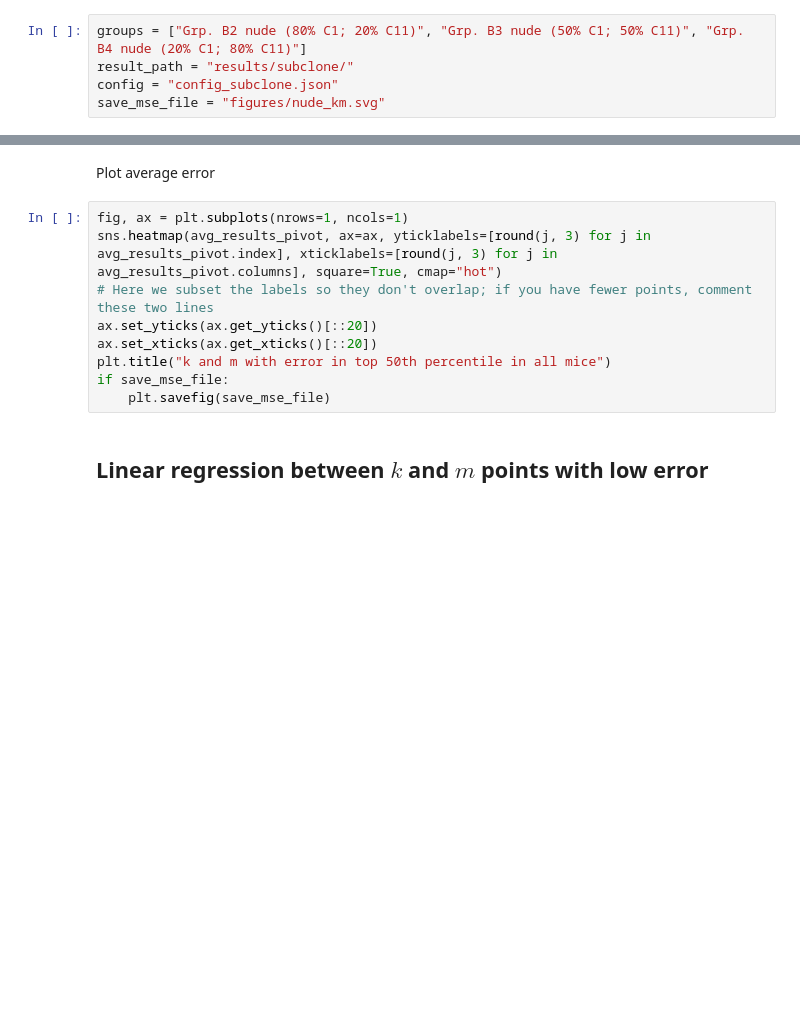
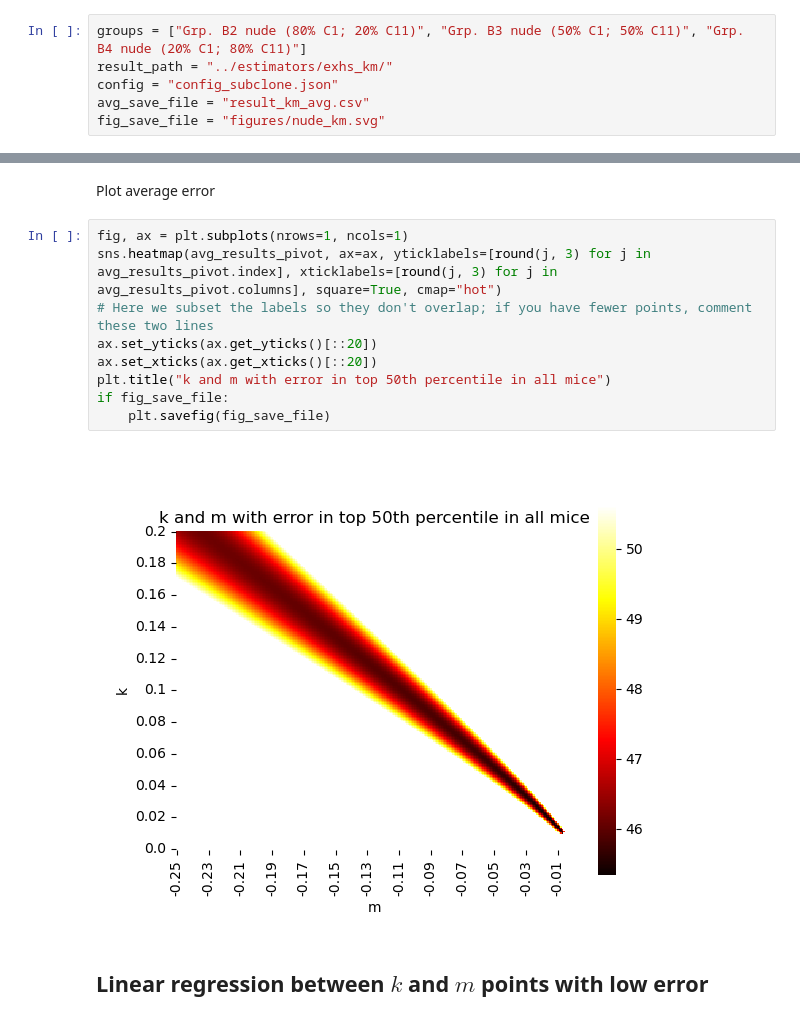
Before and after one commit to NLM-DIR/clonal-tumor-dynamics, a Jupyter notebook: Figure_3d.ipynb, the cells around one changed output, grey strips where cells are left out. Drawn from its saved outputs; the diff is of its cells as text; blank space fills up the shorter version.

Commit message:
Update Figure 6 to plot ranges

```diff
--- a/Figure_3d.ipynb
+++ b/Figure_3d.ipynb
@@ -27,9 +27,10 @@ plt.close("all")
 Define the file path for the configuration file (which contains the path to the growth data and estimated growth rates of the subclones), the result path, save path, and names of nude groups.
 # %%
 groups = ["Grp. B2 nude (80% C1; 20% C11)", "Grp. B3 nude (50% C1; 50% C11)", "Grp. B4 nude (20% C1; 80% C11)"]
-result_path = "results/subclone/"
+result_path = "../estimators/exhs_km/"
 config = "config_subclone.json"
-save_mse_file = "figures/nude_km.svg"
+avg_save_file = "result_km_avg.csv"
+fig_save_file = "figures/nude_km.svg"
 # %% [markdown]
 Create an Estimator object from the config file
 # %%
@@ -87,12 +134,14 @@ Plot average error
 # %%
 fig, ax = plt.subplots(nrows=1, ncols=1)
 sns.heatmap(avg_results_pivot, ax=ax, yticklabels=[round(j, 3) for j in avg_results_pivot.index], xticklabels=[round(j, 3) for j in avg_results_pivot.columns], square=True, cmap="hot")
 # Here we subset the labels so they don't overlap; if you have fewer points, comment these two lines
 ax.set_yticks(ax.get_yticks()[::20])
 ax.set_xticks(ax.get_xticks()[::20])
 plt.title("k and m with error in top 50th percentile in all mice")
-if save_mse_file:
-    plt.savefig(save_mse_file)
+if fig_save_file:
+    plt.savefig(fig_save_file)
+# %% [output]
+[figure, added]
 # %% [markdown]
 ## Linear regression between $k$ and $m$ points with low error
 # %%
```
Also changed, not shown: parts of 7 cells of this notebook, 8 other files.
